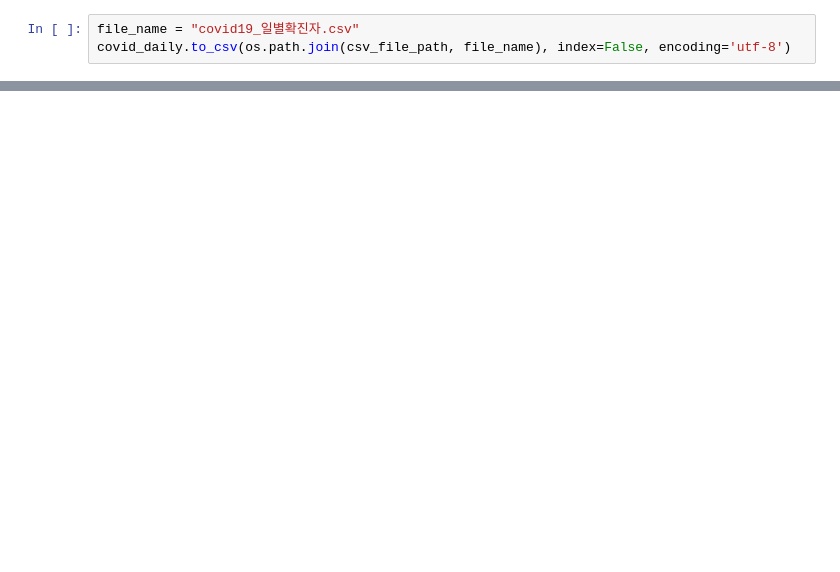
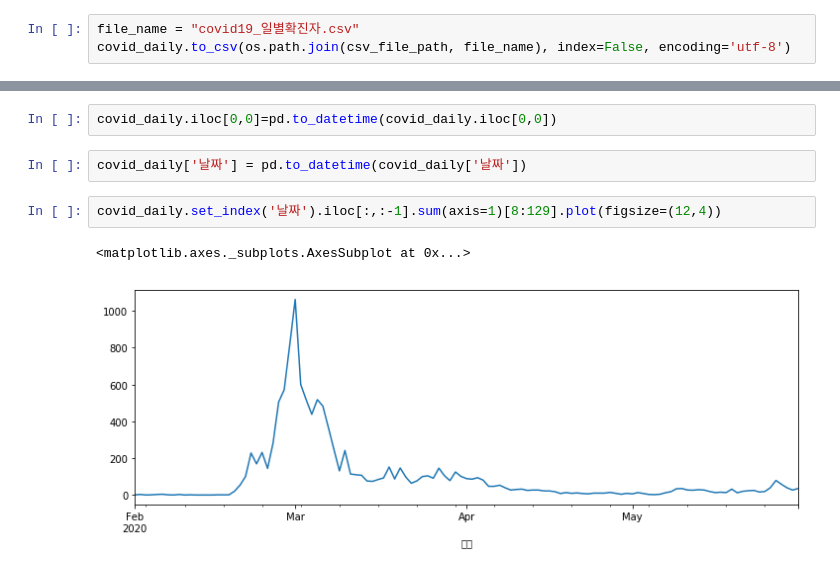
Before and after one commit to minkithub/bigcon2020, a Jupyter notebook: Jaewon/covid19.ipynb, the cells around one changed output, grey strips where cells are left out. Cells and saved outputs as stored; diff of their text form; blank space fills up the shorter version.

```diff
--- a/Jaewon/covid19.ipynb
+++ b/Jaewon/covid19.ipynb
@@ -77,0 +131,9 @@ covid_daily.to_csv(os.path.join(csv_file_path, file_name), index=False, encoding
+# %%
+covid_daily.iloc[0,0]=pd.to_datetime(covid_daily.iloc[0,0])
+# %%
+covid_daily['날짜'] = pd.to_datetime(covid_daily['날짜'])
+# %%
+covid_daily.set_index('날짜').iloc[:,:-1].sum(axis=1)[8:129].plot(figsize=(12,4))
+# %% [output]
+<matplotlib.axes._subplots.AxesSubplot at 0x...>
+[figure, added]
```
Also changed, not shown: parts of 23 cells of this notebook, 9 other files.
